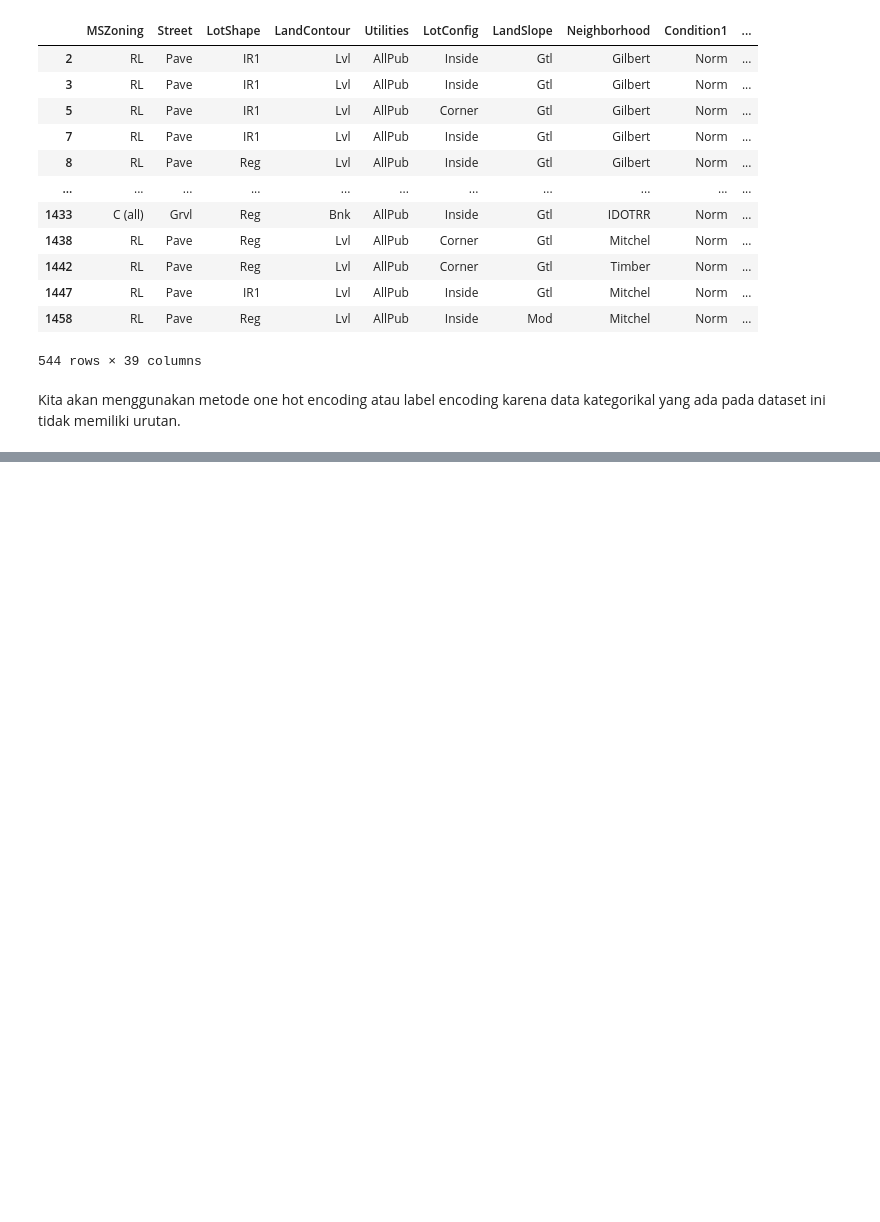
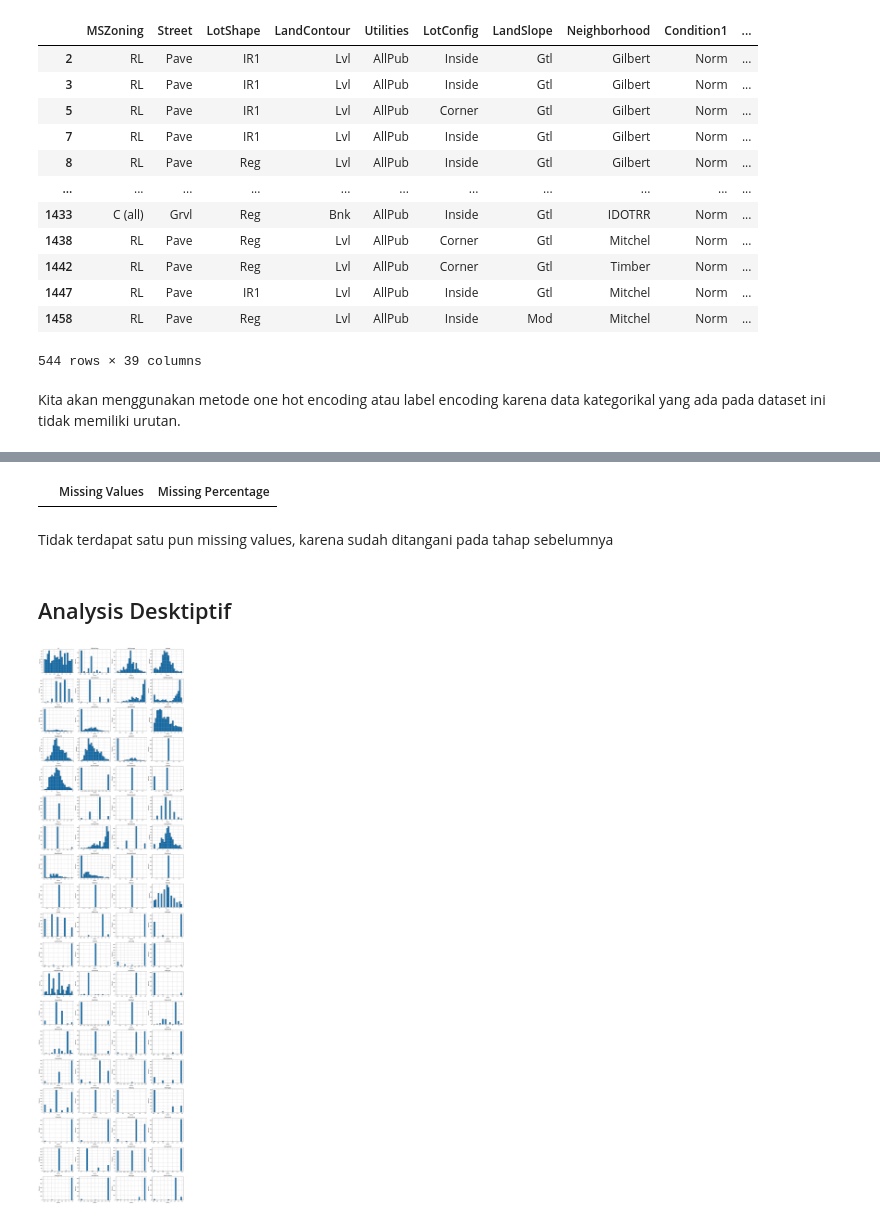
Before and after one commit to aprizal543/Machine_Learning_Regresi, a Jupyter notebook: Prediksi_test.ipynb, the cells around one changed output, grey strips where cells are left out. Drawn from its saved outputs; the diff is of its cells as text; code cells hidden in the pictures; blank space fills up the shorter version.

```diff
--- a/Prediksi_test.ipynb
+++ b/Prediksi_test.ipynb
@@ -212,0 +233,13 @@ Kita akan menggunakan metode one hot encoding atau label encoding karena data ka
+# %%
+# Menggunakan Label Encoding
+from sklearn.preprocessing import LabelEncoder
+
+# Inisilaisasi LabelEncoder
+label_encoder = LabelEncoder()
+df_lencoder = pd.DataFrame(df)
+
+for col in category_features:
+    df_lencoder[col] = label_encoder.fit_transform(df[col])
+
+# Menampilkan hasil
+df_lencoder
@@ -212,0 +273,47 @@ Kita akan menggunakan metode one hot encoding atau label encoding karena data ka
+# %%
+# Memeriksa jumlah dan presentasi missing values di setiap kolom
+missing_values = df_lencoder.isnull().sum()
+missing_percentage = (missing_values / len(df_lencoder)) * 100
+
+missing_data = pd.DataFrame({
+    'Missing Values': missing_values,
+    'Missing Percentage': missing_percentage
+}).sort_values(by='Missing Values', ascending=False)
+
+missing_data[missing_data['Missing Values'] > 0]    # Menampilkan kolom dengan missing values
+# %% [output]
+|  | Missing Values | Missing Percentage |
+# %% [markdown]
+Tidak terdapat satu pun missing values, karena sudah ditangani pada tahap sebelumnya
+# %% [markdown]
+## Analysis Desktiptif
+# %%
+# Menghitung jumlah variabel
+num_vars = df_lencoder.shape[1]
+
+# Menentukan jumlah baris dan kolom untuk grid subplot
+n_cols = 4    #Jumlah kolom yang diinginkan
+n_rows = -(-num_vars // n_cols)    # Menghitung jumlah baris yang diperlukan
+
+# Membuat grid subplot
+fig, axes = plt.subplots(n_rows, n_cols, figsize=(20, n_rows * 4))
+
+# Flatten axes array untuk memudahkan iterasi jika diperlukan
+axes = axes.flatten()
+
+# Plot setiap variabel
+for i, column in enumerate(df_lencoder.columns):
+    df_lencoder[column].hist(ax=axes[i], bins=20, edgecolor='black')
+    axes[i].set_title(column)
+    axes[i].set_xlabel('Values')
+    axes[i].set_ylabel('Frekuensi')
+
+# Menghapus subplot yang tidak terpakai (jika ada)
+for j in range (i + 1,len(axes)):
+    fig.delaxes(axes[j])
+
+# Menyesuaikan layout agar lebih rapi
+plt.tight_layout()
+plt.show()
+# %% [output]
+[figure, added]
```
Also changed, not shown: parts of 6 cells of this notebook.
